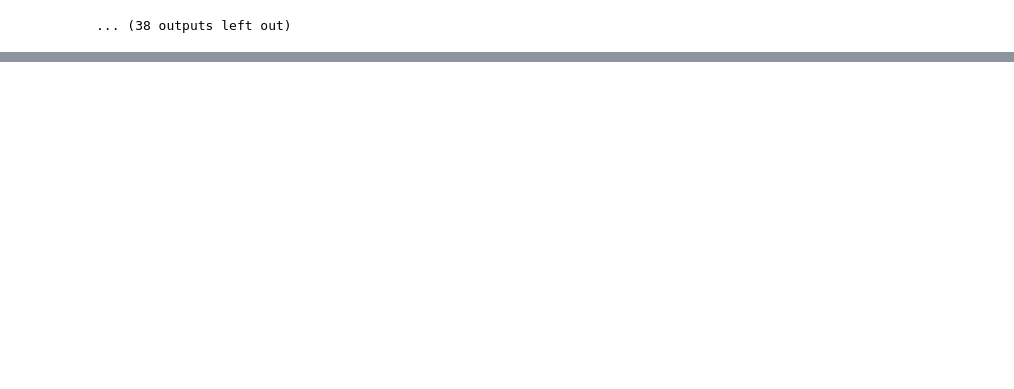
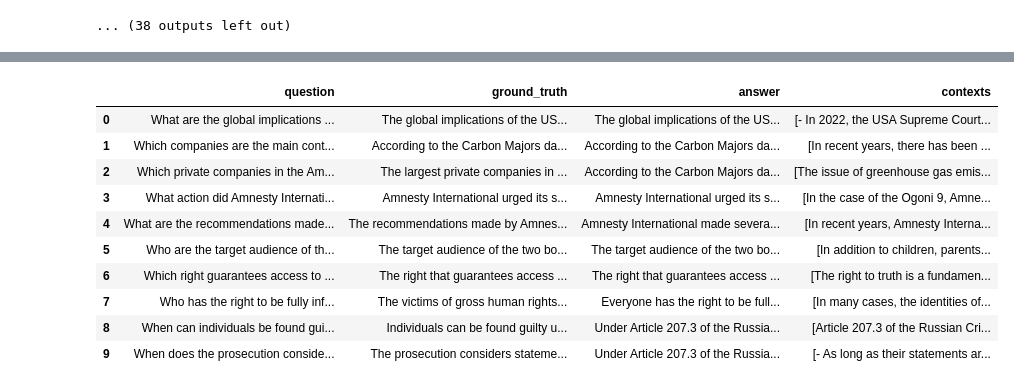
Before and after one commit to JehangirC/pegasus, a Jupyter notebook: test.ipynb, the cells around one changed output, grey strips where cells are left out. Saved outputs shown, nothing was run; the diff lists cells and outputs as text; code cells hidden in the pictures; blank space fills up the shorter version.

```diff
--- a/test.ipynb
+++ b/test.ipynb
@@ -105,3 +105,13 @@ Repo card metadata block was not found. Setting CardData to empty.
 [interactive output not drawn]
 [interactive output not drawn]
 ... (38 outputs left out)
+# %%
+import pandas as pd
+from main import LLMEvaluator
+
+
+
+from datasets import load_dataset
+
+amnesty_qa = load_dataset("explodinggradients/amnesty_qa", "english_v2", trust_remote_code=True)
+df = pd.DataFrame(amnesty_qa["eval"].select(range(10)))
@@ -107,0 +122,14 @@ Repo card metadata block was not found. Setting CardData to empty.
+# %%
+df
+# %% [output]
+|  | question | ground_truth | answer | contexts |
+| 0 | What are the global implications ... | The global implications of the US... | The global implications of the US... | [- In 2022, the USA Supreme Court... |
+| 1 | Which companies are the main cont... | According to the Carbon Majors da... | According to the Carbon Majors da... | [In recent years, there has been ... |
+| 2 | Which private companies in the Am... | The largest private companies in ... | According to the Carbon Majors da... | [The issue of greenhouse gas emis... |
+| 3 | What action did Amnesty Internati... | Amnesty International urged its s... | Amnesty International urged its s... | [In the case of the Ogoni 9, Amne... |
+| 4 | What are the recommendations made... | The recommendations made by Amnes... | Amnesty International made severa... | [In recent years, Amnesty Interna... |
+| 5 | Who are the target audience of th... | The target audience of the two bo... | The target audience of the two bo... | [In addition to children, parents... |
+| 6 | Which right guarantees access to ... | The right that guarantees access ... | The right that guarantees access ... | [The right to truth is a fundamen... |
+| 7 | Who has the right to be fully inf... | The victims of gross human rights... | Everyone has the right to be full... | [In many cases, the identities of... |
+| 8 | When can individuals be found gui... | Individuals can be found guilty u... | Under Article 207.3 of the Russia... | [Article 207.3 of the Russian Cri... |
+| 9 | When does the prosecution conside... | The prosecution considers stateme... | Under Article 207.3 of the Russia... | [- As long as their statements ar... |
```
Also changed, not shown: parts of 1 cell of this notebook, 7 other files.
